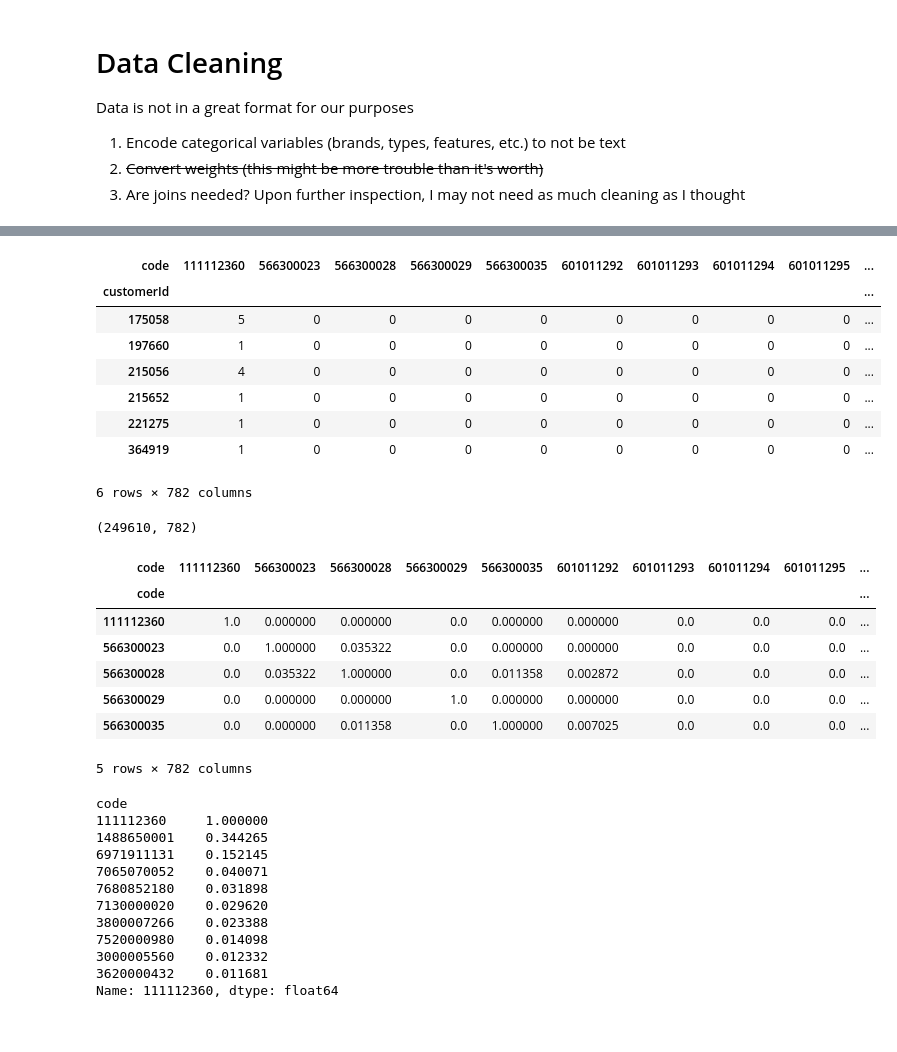
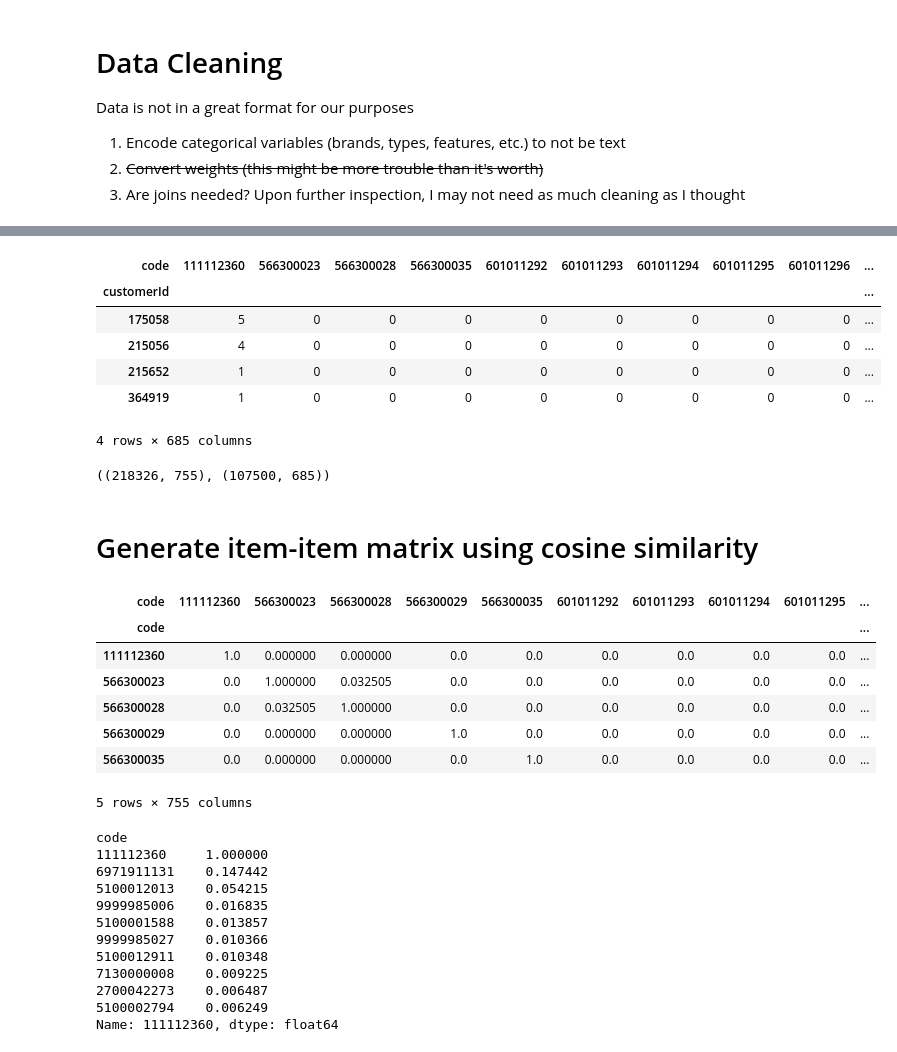
Before and after one commit to medvidov/middleby-DE-test, a Jupyter notebook: middleby_de.ipynb, the cells around one changed output, grey strips where cells are left out. Drawn from its saved outputs; the diff is of its cells as text; code cells hidden in the pictures.

Commit message:
Added proper infrastructure for train and test sets. Training on early weeks, testing on later weeks.

```diff
--- a/middleby_de.ipynb
+++ b/middleby_de.ipynb
@@ -115,0 +120,12 @@ Generate a sparse matrix where each row is a user and each column represents an
+# %%
+# Split sales data into train and test sets based on date
+sorted_sales = sales.sort_values(by='week')
+
+# Split data 80/20 train, test based on week number
+split_index = int(len(sorted_sales['week'].unique()) * 0.8)
+train_weeks = sorted_sales['week'].unique()[:split_index]
+test_weeks = sorted_sales['week'].unique()[split_index:]
+
+# Create train and test datasets
+train_data = sorted_sales[sorted_sales['week'].isin(train_weeks)]
+test_data = sorted_sales[sorted_sales['week'].isin(test_weeks)]
@@ -130,0 +175,4 @@ user_item_matrix.head()
+# %%
+# Create collaborative filtering matrix for test data
+test_matrix = test_data.pivot_table(index='customerId', columns='code', values='units', aggfunc='sum', fill_value=0)
+test_matrix.head()
@@ -131,49 +188,49 @@ user_item_matrix.head()
 # %%
 # Get user item matrix entries where 111112360 is greater than 0 (just to sanity check that the matrix is correct)
-user_item_matrix[user_item_matrix[111112360] > 0]
+test_matrix[test_matrix[111112360] > 0]
 # %% [output]
-| code | 111112360 | 566300023 | 566300028 | 566300029 | 566300035 | 601011292 | 601011293 | 601011294 | 601011295 | ... |
+| code | 111112360 | 566300023 | 566300028 | 566300035 | 601011292 | 601011293 | 601011294 | 601011295 | 601011296 | ... |
 | customerId |  |  |  |  |  |  |  |  |  | ... |
 | 175058 | 5 | 0 | 0 | 0 | 0 | 0 | 0 | 0 | 0 | ... |
-| 197660 | 1 | 0 | 0 | 0 | 0 | 0 | 0 | 0 | 0 | ... |
 | 215056 | 4 | 0 | 0 | 0 | 0 | 0 | 0 | 0 | 0 | ... |
 | 215652 | 1 | 0 | 0 | 0 | 0 | 0 | 0 | 0 | 0 | ... |
-| 221275 | 1 | 0 | 0 | 0 | 0 | 0 | 0 | 0 | 0 | ... |
 | 364919 | 1 | 0 | 0 | 0 | 0 | 0 | 0 | 0 | 0 | ... |
-6 rows × 782 columns
+4 rows × 685 columns
 # %%
-user_item_matrix.shape
+train_matrix.shape, test_matrix.shape
 # %% [output]
-(249610, 782)
+((218326, 755), (107500, 685))
+# %% [markdown]
+# Generate item-item matrix using cosine similarity
 # %%
-# Find similar items using cosine similarity
+# Find similar items in the training set using cosine similarity
 from sklearn.metrics.pairwise import cosine_similarity
-item_similarity = cosine_similarity(user_item_matrix.T)
-item_similarity_df = pd.DataFrame(item_similarity, index=user_item_matrix.columns, columns=user_item_matrix.columns)
-item_similarity_df.head()
+train_similarity = cosine_similarity(train_matrix.T)
+train_similarity_df = pd.DataFrame(train_similarity, index=train_matrix.columns, columns=train_matrix.columns)
+train_similarity_df.head()
 # %% [output]
 | code | 111112360 | 566300023 | 566300028 | 566300029 | 566300035 | 601011292 | 601011293 | 601011294 | 601011295 | ... |
 | code |  |  |  |  |  |  |  |  |  | ... |
-| 111112360 | 1.0 | 0.000000 | 0.000000 | 0.0 | 0.000000 | 0.000000 | 0.0 | 0.0 | 0.0 | ... |
-| 566300023 | 0.0 | 1.000000 | 0.035322 | 0.0 | 0.000000 | 0.000000 | 0.0 | 0.0 | 0.0 | ... |
-| 566300028 | 0.0 | 0.035322 | 1.000000 | 0.0 | 0.011358 | 0.002872 | 0.0 | 0.0 | 0.0 | ... |
-| 566300029 | 0.0 | 0.000000 | 0.000000 | 1.0 | 0.000000 | 0.000000 | 0.0 | 0.0 | 0.0 | ... |
-| 566300035 | 0.0 | 0.000000 | 0.011358 | 0.0 | 1.000000 | 0.007025 | 0.0 | 0.0 | 0.0 | ... |
+| 111112360 | 1.0 | 0.000000 | 0.000000 | 0.0 | 0.0 | 0.0 | 0.0 | 0.0 | 0.0 | ... |
+| 566300023 | 0.0 | 1.000000 | 0.032505 | 0.0 | 0.0 | 0.0 | 0.0 | 0.0 | 0.0 | ... |
+| 566300028 | 0.0 | 0.032505 | 1.000000 | 0.0 | 0.0 | 0.0 | 0.0 | 0.0 | 0.0 | ... |
+| 566300029 | 0.0 | 0.000000 | 0.000000 | 1.0 | 0.0 | 0.0 | 0.0 | 0.0 | 0.0 | ... |
+| 566300035 | 0.0 | 0.000000 | 0.000000 | 0.0 | 1.0 | 0.0 | 0.0 | 0.0 | 0.0 | ... |
-5 rows × 782 columns
+5 rows × 755 columns
 # %%
-# Get most commonly bought items together with item 111112360
-item_111112360_similar = item_similarity_df[111112360].sort_values(ascending=False)
-item_111112360_similar.head(10)
+# Get most commonly bought items together with item 111112360 in the training set
+train_111112360_similar = train_similarity_df[111112360].sort_values(ascending=False)
+train_111112360_similar.head(10)
 # %% [output]
 code
 111112360     1.000000
-1488650001    0.344265
-6971911131    0.152145
-7065070052    0.040071
-7680852180    0.031898
-7130000020    0.029620
-3800007266    0.023388
-7520000980    0.014098
-3000005560    0.012332
-3620000432    0.011681
+6971911131    0.147442
+5100012013    0.054215
+9999985006    0.016835
+5100001588    0.013857
+9999985027    0.010366
+5100012911    0.010348
+7130000008    0.009225
+2700042273    0.006487
+5100002794    0.006249
 Name: 111112360, dtype: float64
```
Also changed, not shown: parts of 13 cells of this notebook.
